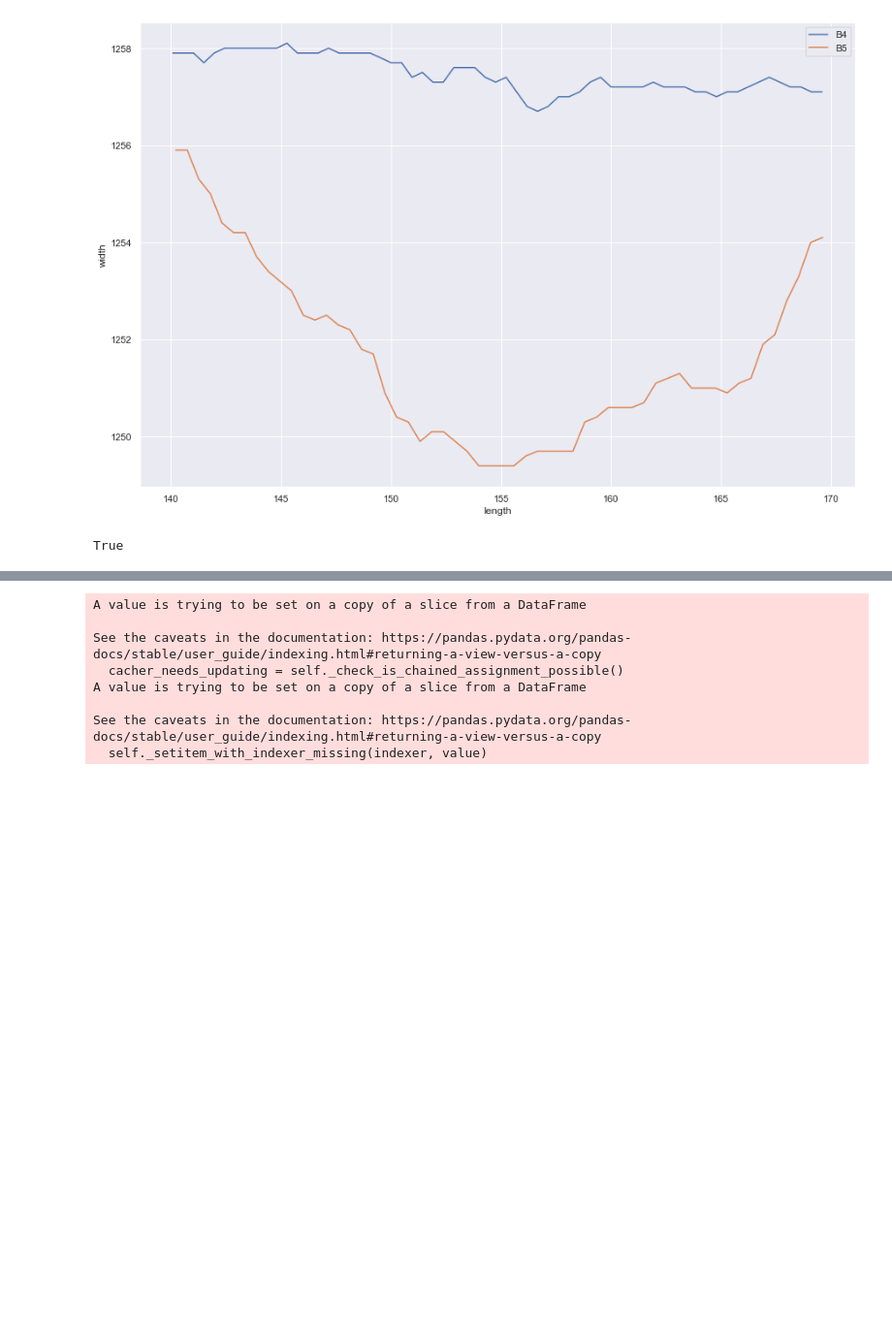
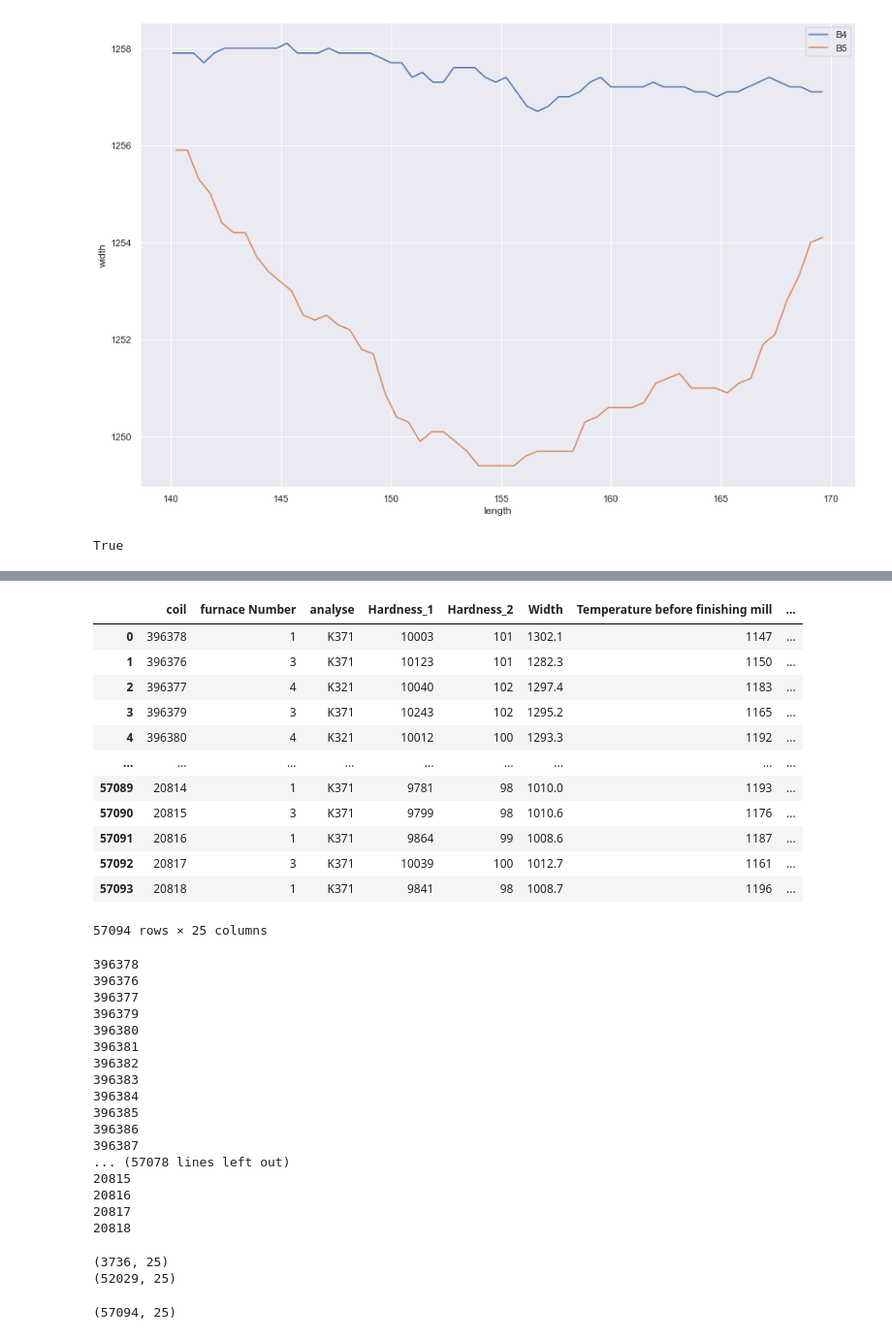
Before and after one commit to HavvaEb/ArcelorMittal_project, a Jupyter notebook: PlottingData.ipynb, the cells around one changed output, grey strips where cells are left out. Shown at 97% size. Cells and saved outputs as stored; diff of their text form; code cells hidden in the pictures; blank space fills up the shorter version.

```diff
--- a/PlottingData.ipynb
+++ b/PlottingData.ipynb
@@ -98,0 +111,19 @@ True
+# %%
+df = pd.read_csv("data/CoilData.csv")
+coils = df.coil.tolist()
+df['constriction'] = -1
+df
+# %% [output]
+|  | coil | furnace Number | analyse | Hardness_1 | Hardness_2 | Width | Temperature before finishing mill | ... |
+| 0 | 396378 | 1 | K371 | 10003 | 101 | 1302.1 | 1147 | ... |
+| 1 | 396376 | 3 | K371 | 10123 | 101 | 1282.3 | 1150 | ... |
+| 2 | 396377 | 4 | K321 | 10040 | 102 | 1297.4 | 1183 | ... |
+| 3 | 396379 | 3 | K371 | 10243 | 102 | 1295.2 | 1165 | ... |
+| 4 | 396380 | 4 | K321 | 10012 | 100 | 1293.3 | 1192 | ... |
+| ... | ... | ... | ... | ... | ... | ... | ... | ... |
+| 57089 | 20814 | 1 | K371 | 9781 | 98 | 1010.0 | 1193 | ... |
+| 57090 | 20815 | 3 | K371 | 9799 | 98 | 1010.6 | 1176 | ... |
+| 57091 | 20816 | 1 | K371 | 9864 | 99 | 1008.6 | 1187 | ... |
+| 57092 | 20817 | 3 | K371 | 10039 | 100 | 1012.7 | 1161 | ... |
+| 57093 | 20818 | 1 | K371 | 9841 | 98 | 1008.7 | 1196 | ... |
+57094 rows × 25 columns
@@ -99,32 +136,43 @@ True
 # %%
-df = pd.read_csv("data/CoilData.csv")
-coils = df.coil.tolist()
-
 for i in range(len(coils)):
-    df = df.copy()
     try:
-        b4file = f"data/SignalExport/{str(coils[i])}B4.csv"
-        b5file = f"data/SignalExport/{str(coils[i])}B5.csv"
+        b4file = f"data/SignalExport/SignalExport/{str(coils[i])}B4.csv"
+        b5file = f"data/SignalExport/SignalExport/{str(coils[i])}B5.csv"
 
         b4 = read_single_csv(b4file)
         b5 = read_single_csv(b5file)
 
-        #min_plot(b4,b5)
-
-        df.iloc[i]['constriction'] = calculate_constriction(b4,b5)
-
-    #print(calculate_constriction(b4,b5))
-    except:
-        df.iloc[i]['constriction'] = "Error"
+        df.at[i,'constriction'] = int(calculate_constriction(b4,b5))
 
 
-df
+    except Exception as e :
+        logger.error(f"{str(coils[i])} - {e}")#,exc_info=True)
+        #df.at[i,'constriction'] = None
+
+    print(f"{str(coils[i])}")
 # %% [output]
-A value is trying to be set on a copy of a slice from a DataFrame
-
-See the caveats in the documentation: https://pandas.pydata.org/pandas-docs/stable/user_guide/indexing.html#returning-a-view-versus-a-copy
-  cacher_needs_updating = self._check_is_chained_assignment_possible()
-A value is trying to be set on a copy of a slice from a DataFrame
-
-See the caveats in the documentation: https://pandas.pydata.org/pandas-docs/stable/user_guide/indexing.html#returning-a-view-versus-a-copy
-  self._setitem_with_indexer_missing(indexer, value)
+396378
+396376
+396377
+396379
+396380
+396381
+396382
+396383
+396384
+396385
+396386
+396387
+... (57078 lines left out)
+20815
+20816
+20817
+20818
+# %%
+print(df[df['constriction'] == 1].shape)
+print(df[df['constriction'] == 0].shape)
+print(df[df['constriction'] == 0].shape)
+# %% [output]
+(3736, 25)
+(52029, 25)
+(57094, 25)
```
Also changed, not shown: parts of 4 cells of this notebook, 1 other file.
